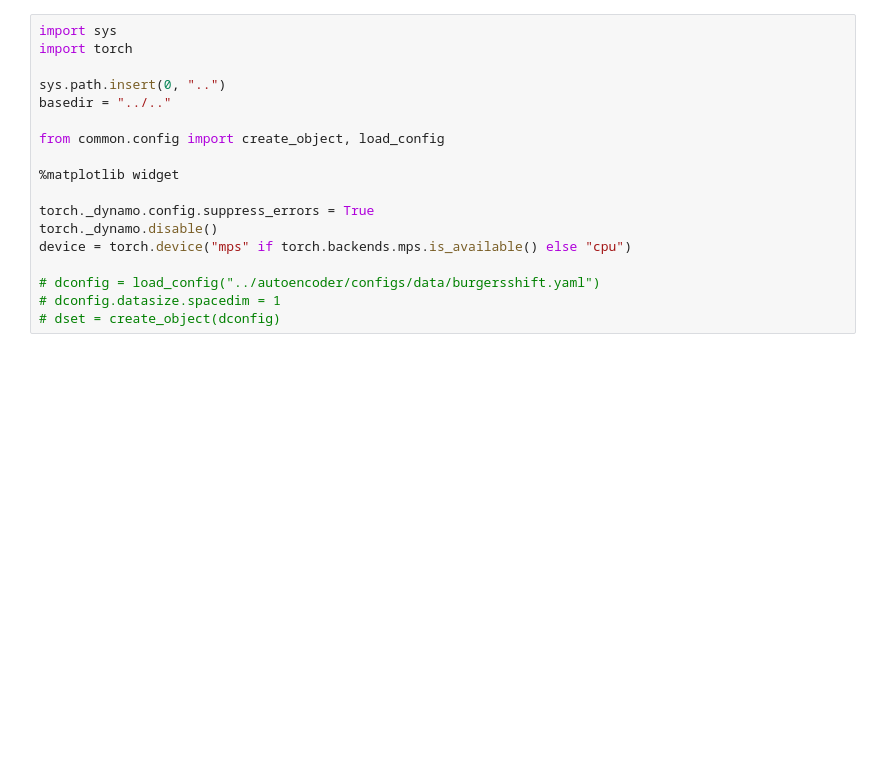
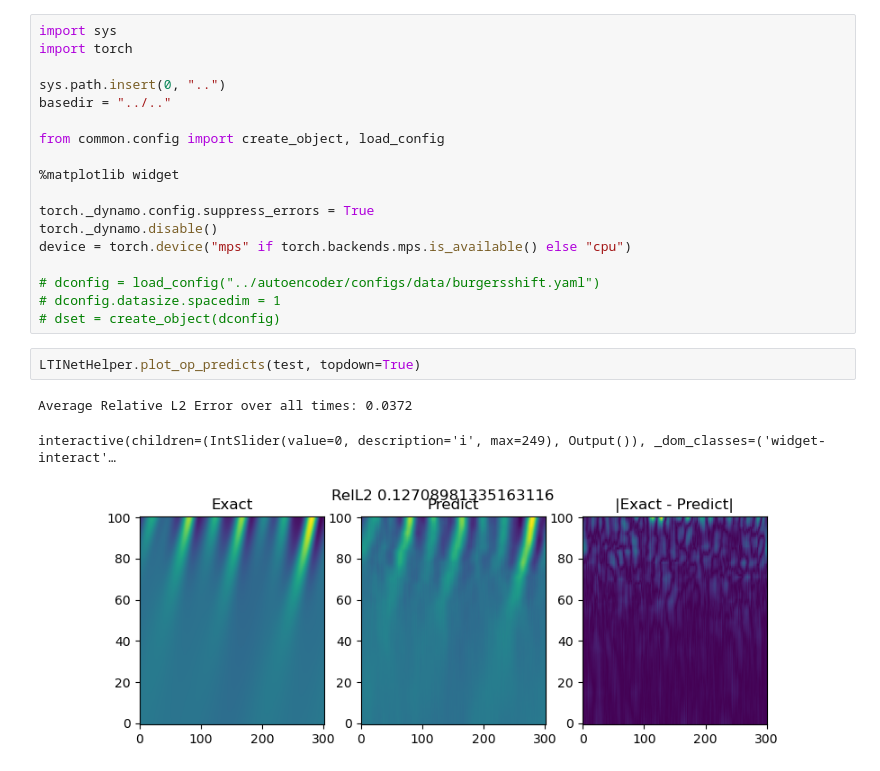
Before and after one commit to birajdahal/aenet, a Jupyter notebook: src/notebooks/latenttinet.ipynb, the cells around one changed output. Drawn from its saved outputs; the diff is of its cells as text; blank space fills up the shorter version.

```diff
--- a/src/notebooks/latenttinet.ipynb
+++ b/src/notebooks/latenttinet.ipynb
@@ -16,6 +16,12 @@ device = torch.device("mps" if torch.backends.mps.is_available() else "cpu")
 # dconfig = load_config("../autoencoder/configs/data/burgersshift.yaml")
 # dconfig.datasize.spacedim = 1
 # dset = create_object(dconfig)
+# %%
+LTINetHelper.plot_op_predicts(test, topdown=True)
+# %% [output]
+Average Relative L2 Error over all times: 0.0372
+interactive(children=(IntSlider(value=0, description='i', max=249), Output()), _dom_classes=('widget-interact'…
+[figure, added]
 # %%
 import time
 import glob
```
Also changed, not shown: parts of 5 cells of this notebook, 30 other files.
